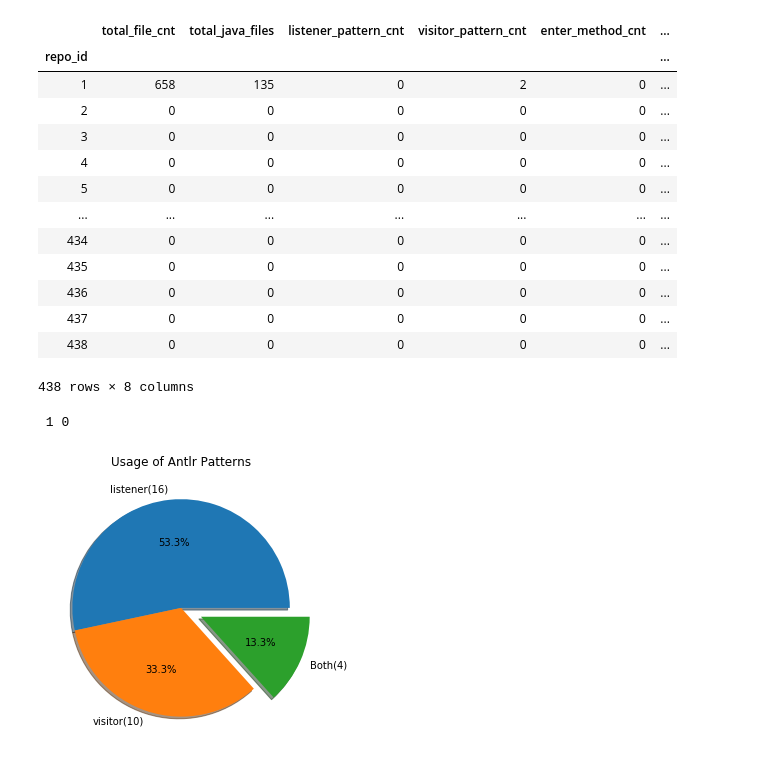
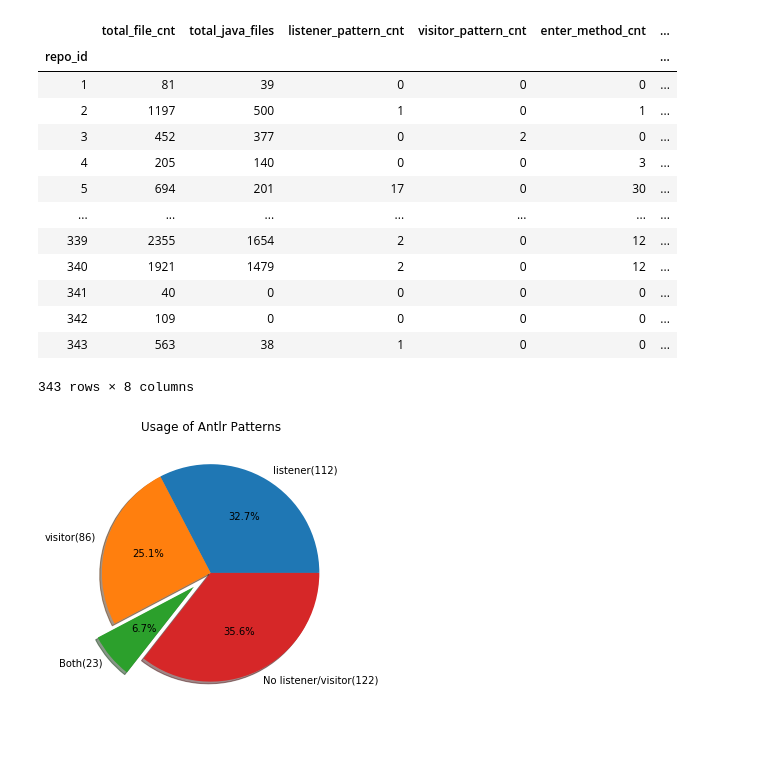
Before and after one commit to praveengadiyaram369/MSR-2, a Jupyter notebook: Analyzing_repos.ipynb, the cells around one changed output. Saved outputs shown, nothing was run; the diff lists cells and outputs as text; code cells hidden in the pictures.

Commit message:
fixing enter and exit method issue

```diff
--- a/Analyzing_repos.ipynb
+++ b/Analyzing_repos.ipynb
@@ -30,53 +30,48 @@ def show_bar_chart_overlapped(data_1, data_2, labels, x_label, y_label, title):
     plt.legend(('Individual', 'both'))
     plt.show()
 # %%
-repo_df = pd.read_csv('mining_results/repository_mining_data_11012020_154314.csv', index_col=0)
+repo_df = pd.read_csv('mining_results/repository_mining_data.csv', index_col=0)
 del repo_df['repo_name']
 repo_df
 # %% [output]
 |  | total_file_cnt | total_java_files | listener_pattern_cnt | visitor_pattern_cnt | enter_method_cnt | ... |
 | repo_id |  |  |  |  |  | ... |
-| 1 | 658 | 135 | 0 | 2 | 0 | ... |
-| 2 | 0 | 0 | 0 | 0 | 0 | ... |
-| 3 | 0 | 0 | 0 | 0 | 0 | ... |
-| 4 | 0 | 0 | 0 | 0 | 0 | ... |
-| 5 | 0 | 0 | 0 | 0 | 0 | ... |
+| 1 | 81 | 39 | 0 | 0 | 0 | ... |
+| 2 | 1197 | 500 | 1 | 0 | 1 | ... |
+| 3 | 452 | 377 | 0 | 2 | 0 | ... |
+| 4 | 205 | 140 | 0 | 0 | 3 | ... |
+| 5 | 694 | 201 | 17 | 0 | 30 | ... |
 | ... | ... | ... | ... | ... | ... | ... |
-| 434 | 0 | 0 | 0 | 0 | 0 | ... |
-| 435 | 0 | 0 | 0 | 0 | 0 | ... |
-| 436 | 0 | 0 | 0 | 0 | 0 | ... |
-| 437 | 0 | 0 | 0 | 0 | 0 | ... |
-| 438 | 0 | 0 | 0 | 0 | 0 | ... |
+| 339 | 2355 | 1654 | 2 | 0 | 12 | ... |
+| 340 | 1921 | 1479 | 2 | 0 | 12 | ... |
+| 341 | 40 | 0 | 0 | 0 | 0 | ... |
+| 342 | 109 | 0 | 0 | 0 | 0 | ... |
+| 343 | 563 | 38 | 1 | 0 | 0 | ... |
-438 rows × 8 columns
+343 rows × 8 columns
 # %%
 visitor_pattern_cnt = 0
 listener_pattern_cnt = 0
 listener_visitor_both_cnt = 0
-for enter, exit, visit in zip(repo_df['enter_method_cnt'], repo_df['exit_method_cnt'], repo_df['visit_method_cnt']):
-    if visit > 0:
+no_listener_visitor_cnt = 0
+for listener_cnt, visiter_cnt in zip(repo_df['listener_pattern_cnt'], repo_df['visitor_pattern_cnt']):
+    if visiter_cnt > 0:
         visitor_pattern_cnt += 1
-    if enter > 0 or exit > 0:
+    if listener_cnt > 0:
         listener_pattern_cnt += 1
 
-    if (enter > 0 or exit > 0) and visit >0:
+    if listener_cnt > 0 and visiter_cnt > 0:
         listener_visitor_both_cnt += 1
+    elif listener_cnt == 0 and visiter_cnt == 0:
+        no_listener_visitor_cnt += 1
 
 visitor_pattern_cnt  -= listener_visitor_both_cnt
 listener_pattern_cnt  -= listener_visitor_both_cnt
-
-print(f' {visitor_pattern_cnt} {listener_pattern_cnt} ')
-# %% [output]
- 1 0
-# %%
-visitor_pattern_cnt  = 10
-listener_pattern_cnt  = 16
-listener_visitor_both_cnt = 4
 # %%
-pie_chart_datapoints = [listener_pattern_cnt, visitor_pattern_cnt, listener_visitor_both_cnt]
-pie_chart_labels = ['listener(' + str(listener_pattern_cnt) + ')', 'visitor(' + str(visitor_pattern_cnt) + ')', 'Both(' + str(listener_visitor_both_cnt) + ')']
-show_pie_chart(pie_chart_datapoints, pie_chart_labels, [0, 0, 0.2], 'Usage of Antlr Patterns')
+pie_chart_datapoints = [listener_pattern_cnt, visitor_pattern_cnt, listener_visitor_both_cnt, no_listener_visitor_cnt]
+pie_chart_labels = ['listener(' + str(listener_pattern_cnt) + ')', 'visitor(' + str(visitor_pattern_cnt) + ')', 'Both(' + str(listener_visitor_both_cnt) + ')', 'No listener/visitor(' + str(no_listener_visitor_cnt) + ')']
+show_pie_chart(pie_chart_datapoints, pie_chart_labels, [0, 0, 0.2, 0], 'Usage of Antlr Patterns')
 # %% [output]
-[figure, old version]
+[figure, new version]
 # %%
 listener_method_cnt = sum(repo_df['enter_method_cnt']) + sum(repo_df['exit_method_cnt'])
 visitor_method_cnt = sum(repo_df['visit_method_cnt'])
```
Also changed, not shown: parts of 4 cells of this notebook, 5 other files.
